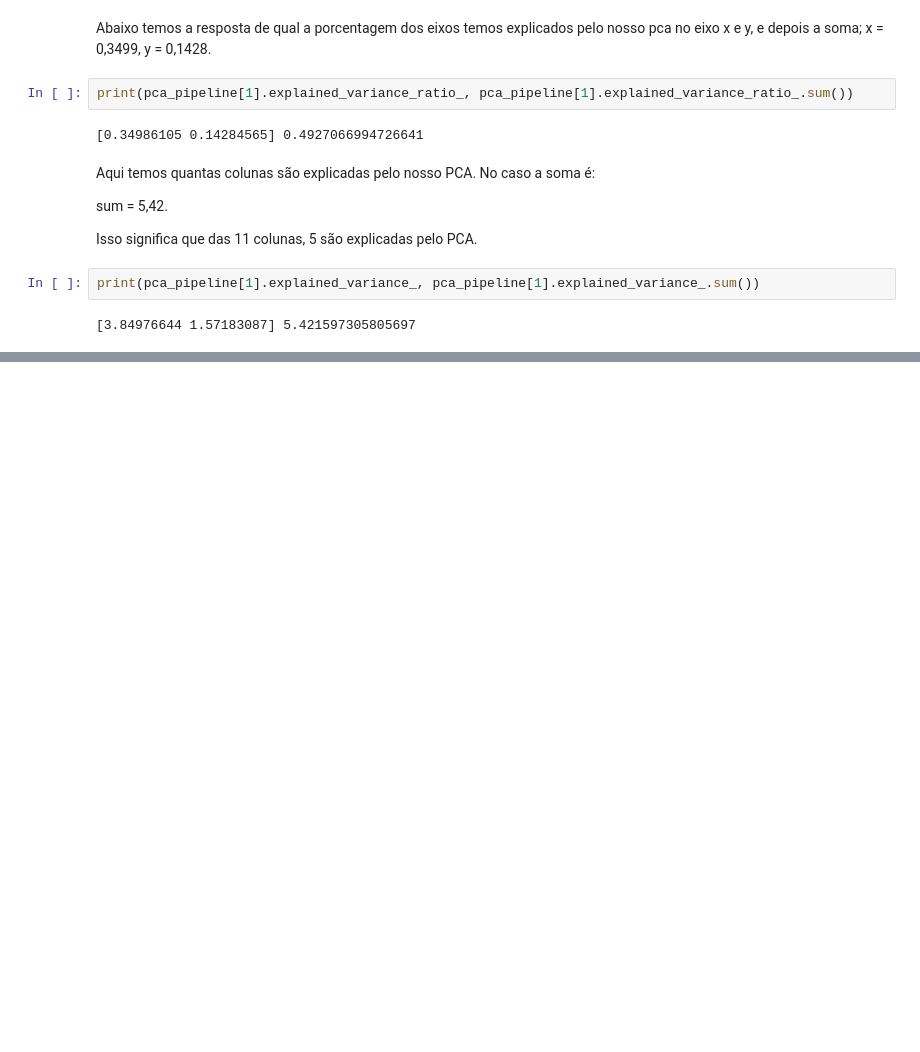
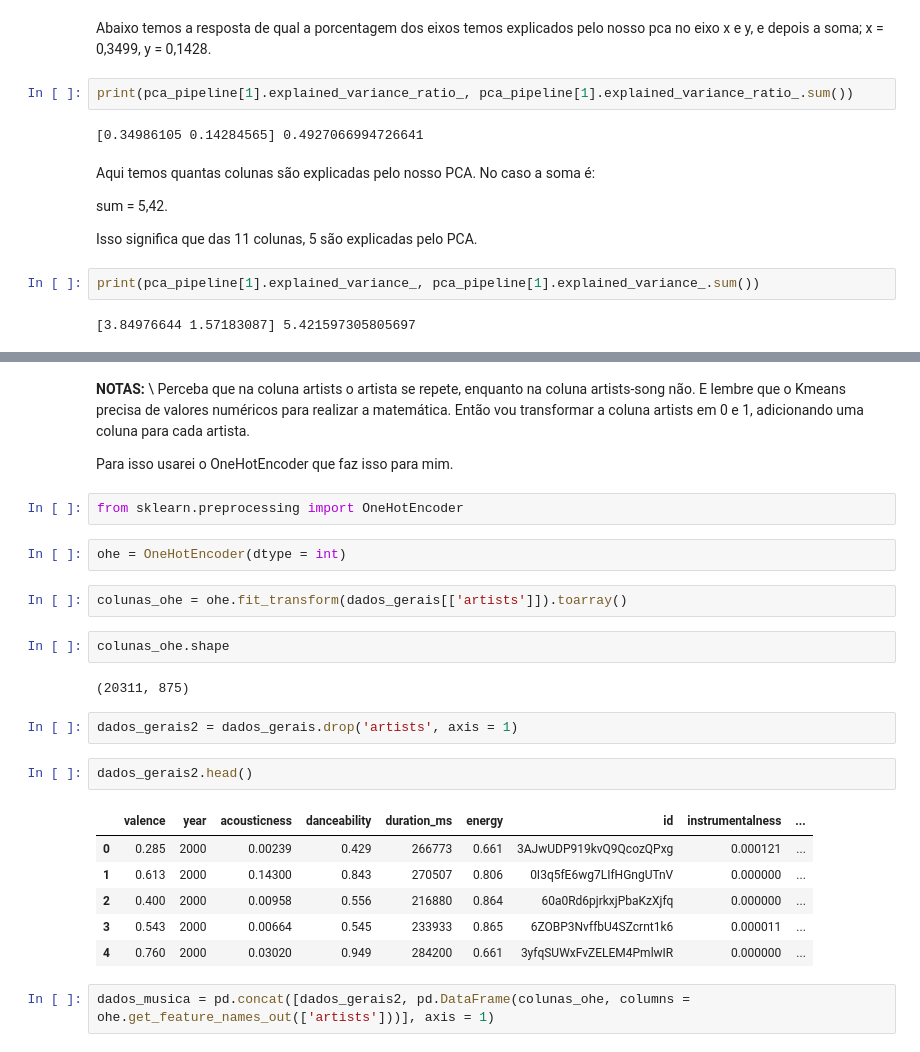
Before and after one commit to KaueAbbe/Projeto-Estude_Python, a Jupyter notebook: Estude Machine Learning/Clustering/K_means_Recomendador.ipynb, the cells around one changed output, grey strips where cells are left out. Saved outputs shown, nothing was run; the diff lists cells and outputs as text; blank space fills up the shorter version.

```diff
--- a/Estude Machine Learning/Clustering/K_means_Recomendador.ipynb
+++ b/Estude Machine Learning/Clustering/K_means_Recomendador.ipynb
@@ -409,0 +463,28 @@ print(pca_pipeline[1].explained_variance_, pca_pipeline[1].explained_variance_.s
+# %% [markdown]
+**NOTAS:** \\
+Perceba que na coluna artists o artista se repete, enquanto na coluna artists-song não. E lembre que o Kmeans precisa de valores numéricos para realizar a matemática. Então vou transformar a coluna artists em 0 e 1, adicionando uma coluna para cada artista.
+
+Para isso usarei o OneHotEncoder que faz isso para mim.
+# %%
+from sklearn.preprocessing import OneHotEncoder
+# %%
+ohe = OneHotEncoder(dtype = int)
+# %%
+colunas_ohe = ohe.fit_transform(dados_gerais[['artists']]).toarray()
+# %%
+colunas_ohe.shape
+# %% [output]
+(20311, 875)
+# %%
+dados_gerais2 = dados_gerais.drop('artists', axis = 1)
+# %%
+dados_gerais2.head()
+# %% [output]
+|  | valence | year | acousticness | danceability | duration_ms | energy | id | instrumentalness | ... |
+| 0 | 0.285 | 2000 | 0.00239 | 0.429 | 266773 | 0.661 | 3AJwUDP919kvQ9QcozQPxg | 0.000121 | ... |
+| 1 | 0.613 | 2000 | 0.14300 | 0.843 | 270507 | 0.806 | 0I3q5fE6wg7LIfHGngUTnV | 0.000000 | ... |
+| 2 | 0.400 | 2000 | 0.00958 | 0.556 | 216880 | 0.864 | 60a0Rd6pjrkxjPbaKzXjfq | 0.000000 | ... |
+| 3 | 0.543 | 2000 | 0.00664 | 0.545 | 233933 | 0.865 | 6ZOBP3NvffbU4SZcrnt1k6 | 0.000011 | ... |
+| 4 | 0.760 | 2000 | 0.03020 | 0.949 | 284200 | 0.661 | 3yfqSUWxFvZELEM4PmlwIR | 0.000000 | ... |
+# %%
+dados_musica = pd.concat([dados_gerais2, pd.DataFrame(colunas_ohe, columns = ohe.get_feature_names_out(['artists']))], axis = 1)
```
Also changed, not shown: parts of 19 cells of this notebook.
